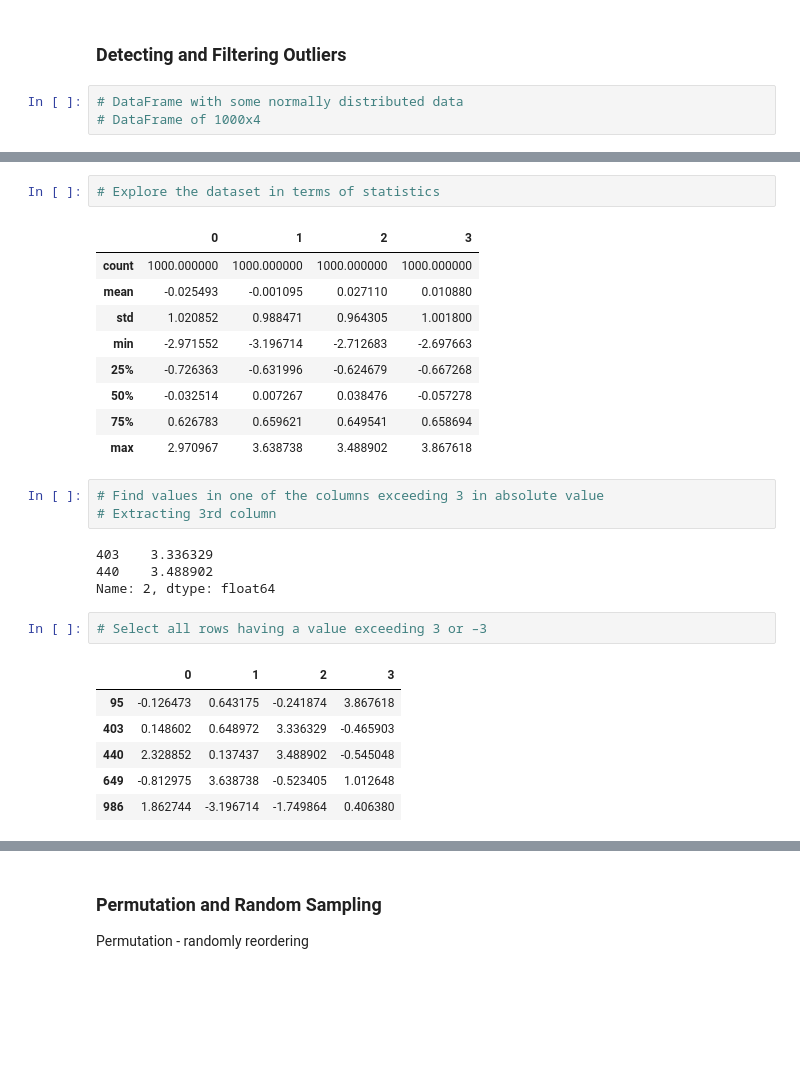
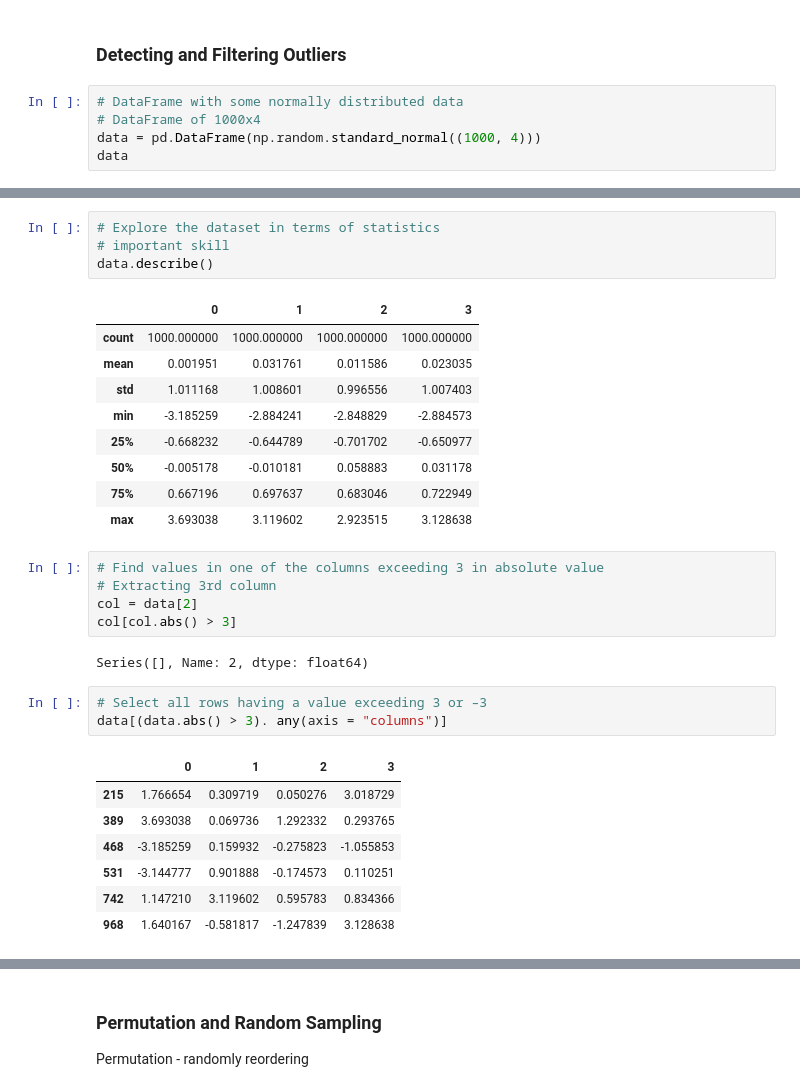
Before and after one commit to DianaKahar/STQD-Data-science, a Jupyter notebook: p137263_Week10_DataWrangling_20231213_WC.ipynb, the cells around one changed output, grey strips where cells are left out. Drawn from its saved outputs; the diff is of its cells as text; blank space fills up the shorter version.

```diff
--- a/p137263_Week10_DataWrangling_20231213_WC.ipynb
+++ b/p137263_Week10_DataWrangling_20231213_WC.ipynb
@@ -570,5 +597,7 @@ dtype: int64
 # %%
 # DataFrame with some normally distributed data
 # DataFrame of 1000x4
+data = pd.DataFrame(np.random.standard_normal((1000, 4)))
+data
 # %% [output]
 |  | 0 | 1 | 2 | 3 |
@@ -586,30 +615,34 @@ dtype: int64
 1000 rows × 4 columns
 # %%
 # Explore the dataset in terms of statistics
+# important skill
+data.describe()
 # %% [output]
 |  | 0 | 1 | 2 | 3 |
 | count | 1000.000000 | 1000.000000 | 1000.000000 | 1000.000000 |
-| mean | -0.025493 | -0.001095 | 0.027110 | 0.010880 |
-| std | 1.020852 | 0.988471 | 0.964305 | 1.001800 |
-| min | -2.971552 | -3.196714 | -2.712683 | -2.697663 |
-| 25% | -0.726363 | -0.631996 | -0.624679 | -0.667268 |
-| 50% | -0.032514 | 0.007267 | 0.038476 | -0.057278 |
-| 75% | 0.626783 | 0.659621 | 0.649541 | 0.658694 |
-| max | 2.970967 | 3.638738 | 3.488902 | 3.867618 |
+| mean | 0.001951 | 0.031761 | 0.011586 | 0.023035 |
+| std | 1.011168 | 1.008601 | 0.996556 | 1.007403 |
+| min | -3.185259 | -2.884241 | -2.848829 | -2.884573 |
+| 25% | -0.668232 | -0.644789 | -0.701702 | -0.650977 |
+| 50% | -0.005178 | -0.010181 | 0.058883 | 0.031178 |
+| 75% | 0.667196 | 0.697637 | 0.683046 | 0.722949 |
+| max | 3.693038 | 3.119602 | 2.923515 | 3.128638 |
 # %%
 # Find values in one of the columns exceeding 3 in absolute value
 # Extracting 3rd column
+col = data[2]
+col[col.abs() > 3]
 # %% [output]
-403    3.336329
-440    3.488902
-Name: 2, dtype: float64
+Series([], Name: 2, dtype: float64)
 # %%
 # Select all rows having a value exceeding 3 or –3
+data[(data.abs() > 3). any(axis = "columns")]
 # %% [output]
 |  | 0 | 1 | 2 | 3 |
-| 95 | -0.126473 | 0.643175 | -0.241874 | 3.867618 |
-| 403 | 0.148602 | 0.648972 | 3.336329 | -0.465903 |
-| 440 | 2.328852 | 0.137437 | 3.488902 | -0.545048 |
-| 649 | -0.812975 | 3.638738 | -0.523405 | 1.012648 |
-| 986 | 1.862744 | -3.196714 | -1.749864 | 0.406380 |
+| 215 | 1.766654 | 0.309719 | 0.050276 | 3.018729 |
+| 389 | 3.693038 | 0.069736 | 1.292332 | 0.293765 |
+| 468 | -3.185259 | 0.159932 | -0.275823 | -1.055853 |
+| 531 | -3.144777 | 0.901888 | -0.174573 | 0.110251 |
+| 742 | 1.147210 | 3.119602 | 0.595783 | 0.834366 |
+| 968 | 1.640167 | -0.581817 | -1.247839 | 3.128638 |
 # %%
```
Also changed, not shown: parts of 21 cells of this notebook.
